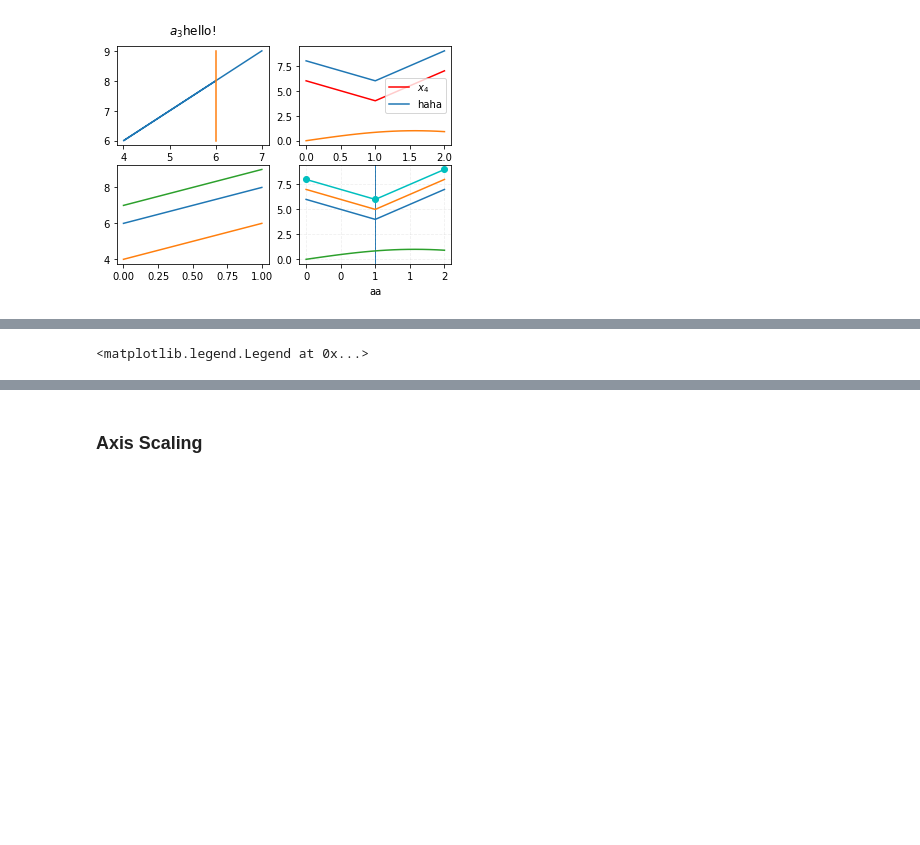
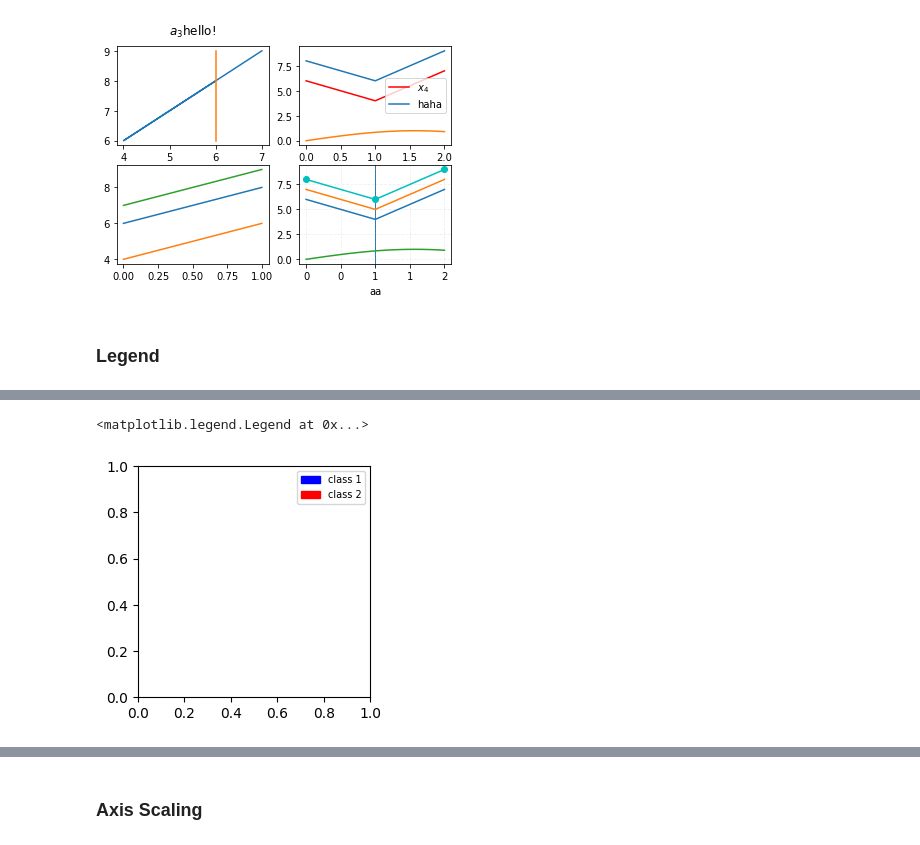
Before and after one commit to YFlag/work_backups, a Jupyter notebook: matplotlib_tutorial.ipynb, the cells around one changed output, grey strips where cells are left out. Cells and saved outputs as stored; diff of their text form; code cells hidden in the pictures; blank space fills up the shorter version.

```diff
--- a/matplotlib_tutorial.ipynb
+++ b/matplotlib_tutorial.ipynb
@@ -87,15 +87,19 @@ plt.grid(linestyle='--', alpha=0.2)
  [8 6 9]]
 <matplotlib.colors.ListedColormap object at 0x...>
 [figure]
+# %% [markdown]
+### Legend
 # %%
 """ custom legend """
-
 import matplotlib.pyplot as plt
 from matplotlib.patches import Patch
-plt.style.use(['default'])
-fig, ax = plt.subplots(figsize=(4.5,4.5))
+
+c = cycler(color=['b', 'r'])
+plt.rc('axes', prop_cycle=c)
+fig, ax = plt.subplots(figsize=(3,3))
+c1, c2 = [_['color'] for _ in list(c.__iter__())]
 ax.legend(handles=[
-    Patch(facecolor='r', label='class 1'),
-    Patch(facecolor='b', label='class 2')
+    Patch(color=c1, label='class 1'),
+    Patch(color=c2, label='class 2')
 ], fontsize=7)
 # %% [output]
@@ -104 +106,2 @@ ax.legend(handles=[
 <matplotlib.legend.Legend at 0x...>
+[figure, added]
```
Also changed, not shown: parts of 10 cells of this notebook, 4 other files.
